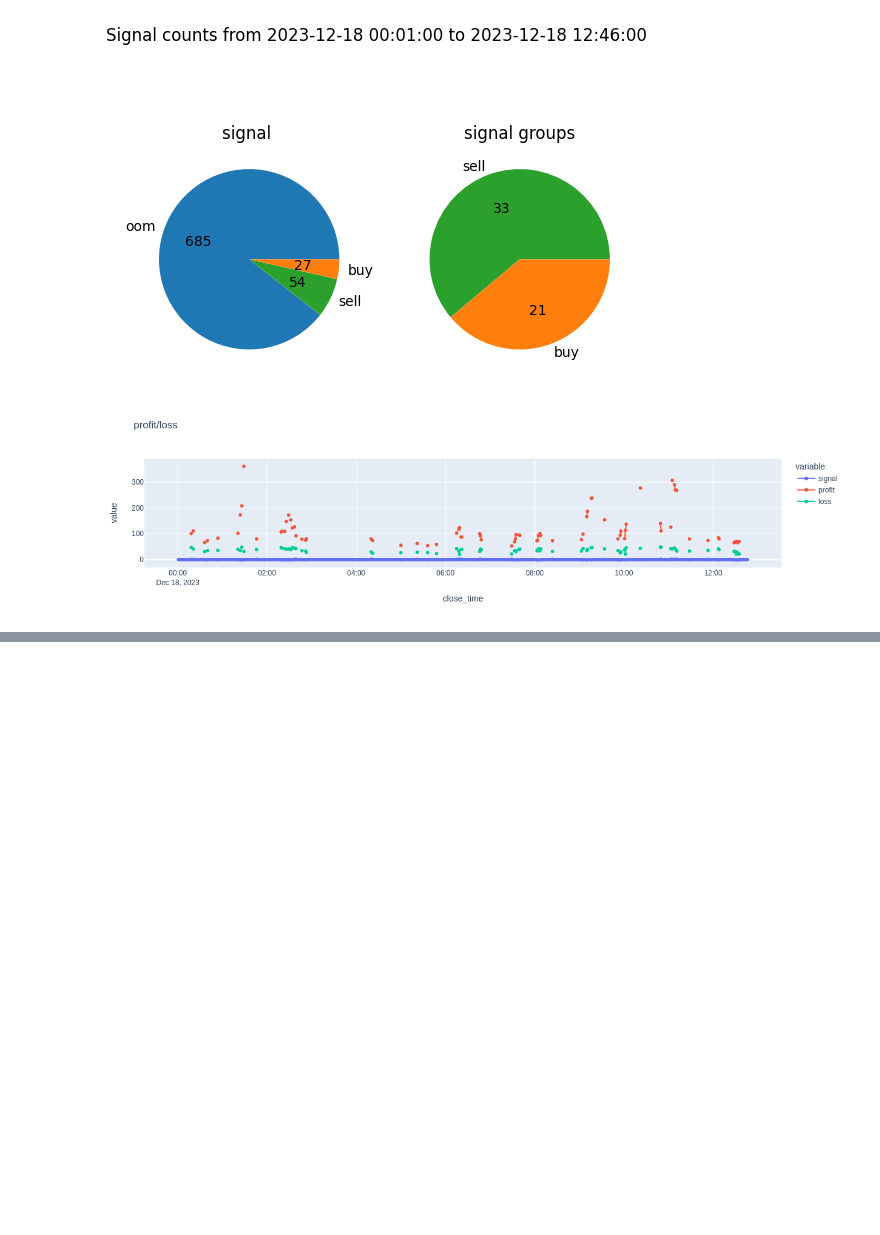
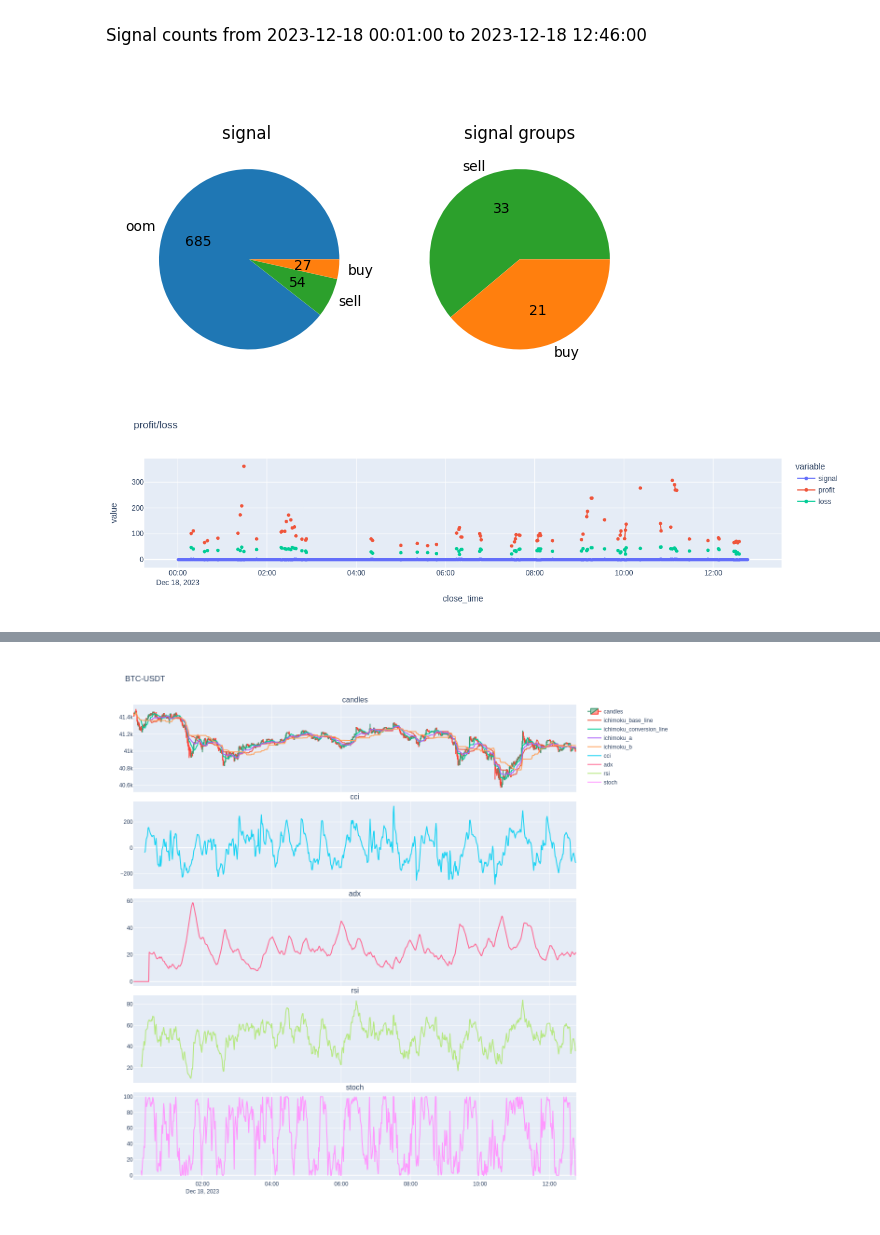
Before and after one commit to DmitryPukhov/pytrade2, a Jupyter notebook: analysis/FeatureEngineering.ipynb, the cells around one changed output, grey strips where cells are left out. Drawn from its saved outputs; the diff is of its cells as text; code cells hidden in the pictures; blank space fills up the shorter version.

```diff
--- a/analysis/FeatureEngineering.ipynb
+++ b/analysis/FeatureEngineering.ipynb
@@ -142,0 +192,42 @@ px.line(signal, title='profit/loss').update_traces(mode='lines+markers').show()
+# %%
+import plotly as py
+from plotly import graph_objects as go
+from plotly.subplots import make_subplots
+
+def plot_indicators(df, extra_lines:[], extra_subplots:[]):
+    fig = make_subplots(rows=len(extra_subplots)+1, cols=1,
+                        shared_xaxes=True,
+                        vertical_spacing=0.02,
+                        subplot_titles=['candles']+extra_subplots
+                       )
+
+    # Candles
+    fig.add_trace(go.Candlestick(\
+                        name='candles',
+                        x=df.index,\
+                        open=df['open'],\
+                        high=df['high'],\
+                        low=df['low'],\
+                        close=df['close'])
+                     , row=1, col=1)
+
+    # Other charts on candles chart
+    for name in extra_lines:
+        fig.add_trace(go.Scatter(name=name, x=df.index, y=df[name], mode='lines'), row=1, col=1)
+
+    # Other subplots below candles
+    for i, col in enumerate(extra_subplots):
+        fig.add_trace(go.Scatter(name=col, x=df.index,y=df[col], mode='lines'), row=2+i, col=1)
+
+    fig.update_layout(title=f"{candles['ticker'][0]}",
+                    xaxis_rangeslider_visible=False,
+                    height=300*len(extra_subplots))
+    fig.show()
+
+ichimoku_cols = ['ichimoku_base_line', 'ichimoku_conversion_line', 'ichimoku_a', 'ichimoku_b']
+indicators_cols = ['cci', 'adx', 'rsi', 'stoch']
+plot_indicators(candles,
+             extra_lines=ichimoku_cols,
+             extra_subplots=indicators_cols)
+# %% [output]
+[figure, added]
```
Also changed, not shown: parts of 8 cells of this notebook.
